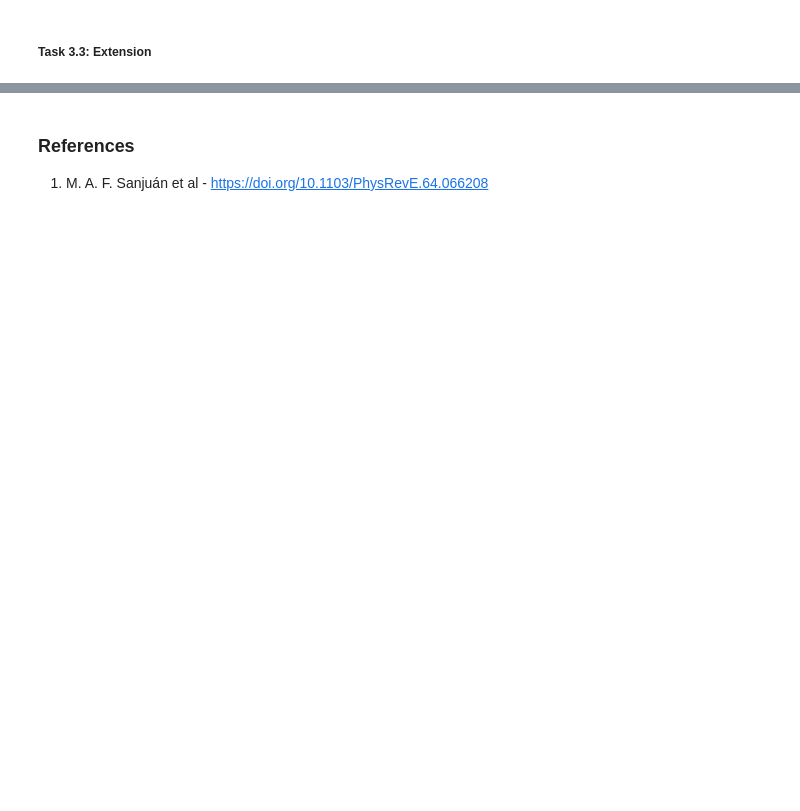
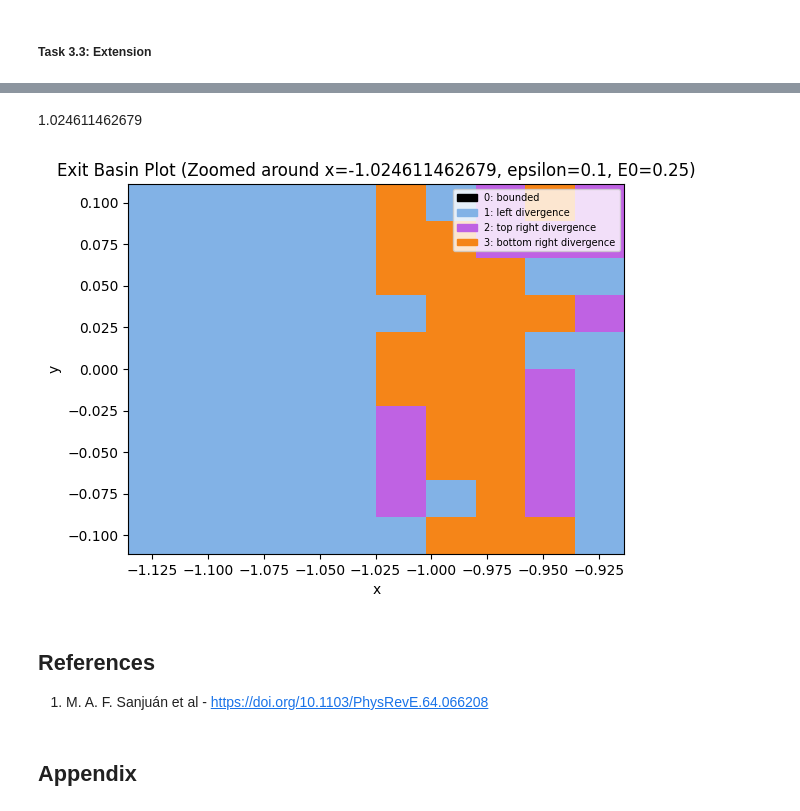
Before and after one commit to ProgramPhantom/MPS224-Scientific-Computing, a Jupyter notebook: Assignment 2/assignment2.ipynb, the cells around one changed output, grey strips where cells are left out. Saved outputs shown, nothing was run; the diff lists cells and outputs as text; code cells hidden in the pictures; blank space fills up the shorter version.

```diff
--- a/Assignment 2/assignment2.ipynb
+++ b/Assignment 2/assignment2.ipynb
@@ -1032,4 +1011,71 @@ divergence_route()
+# %% [markdown]
+1.024611462679
+# %%
+
+
+def create_exit_basin_plot_zoomed(epsilon, E0=0.25, n=100):
+    from matplotlib.colors import BoundaryNorm
+
+    x_center = -1.024611462679
+    xs = np.linspace(x_center - epsilon, x_center + epsilon, n)
+    ys = np.linspace(0-epsilon, 0+epsilon, n)
+
+    X, Y = np.meshgrid(xs, ys)
+
+    C = np.empty_like(X, dtype=int)
+
+    for i in range(n):
+        for j in range(n):
+            x = X[i, j]
+            y = Y[i, j]
+            V_val = V(x, y)
+
+            # Compute q using the energy function
+            if V_val < E0:
+                q0 = np.sqrt(2 * (E0 - V_val))
+                u0 = [x, y, 0, q0]
+                C[i, j] = categorise_trajectory(u0)
+            else:
+                C[i, j] = np.nan
+
+
+    cmap = ListedColormap([
+        "black",
+        "#82B2E6",
+        "#BF62E3",
+        "#F58518"
+    ], N=4)
+    labels = [
+        "0: bounded",
+        "1: left divergence",
+        "2: top right divergence",
+        "3: bottom right divergence"
+    ]
+
+    # Create legend patches
+    patches = [
+        mpatches.Patch(color=cmap(i), label=labels[i])
+        for i in range(4)
+    ]
+
+
+    plt.figure()  # vmin, vmax important so mapping works correctly
+    plt.pcolormesh(X, Y, C, cmap=cmap, shading='auto', vmin=0, vmax=3)
+
+    plt.xlabel("x")
+    plt.ylabel("y")
+    plt.title(f"Exit Basin Plot (Zoomed around x={x_center}, epsilon={epsilon}, E0={E0})")
+    plt.legend(handles=patches, loc="upper right", prop={'size': 7})
+
+    plt.show()
+
+
+create_exit_basin_plot_zoomed(epsilon=0.1, E0=0.25, n=10)
+# %% [output]
+[figure, added]
 # %% [markdown]
-### References
+## References
 
 1. <a id="ref1"></a> M. A. F. Sanjuán et al - https://doi.org/10.1103/PhysRevE.64.066208
+# %% [markdown]
+## Appendix
```
Also changed, not shown: parts of 9 cells of this notebook, 2 other files.
